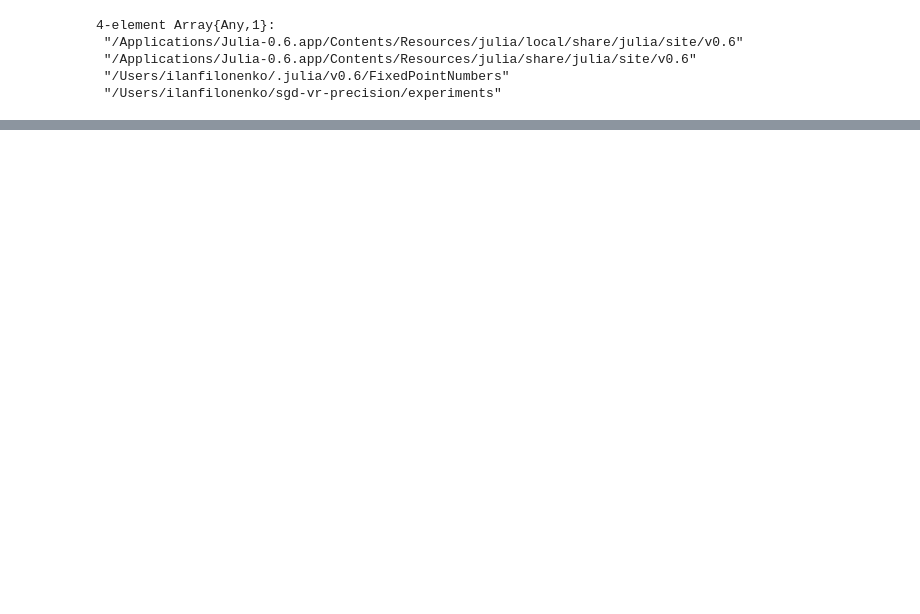
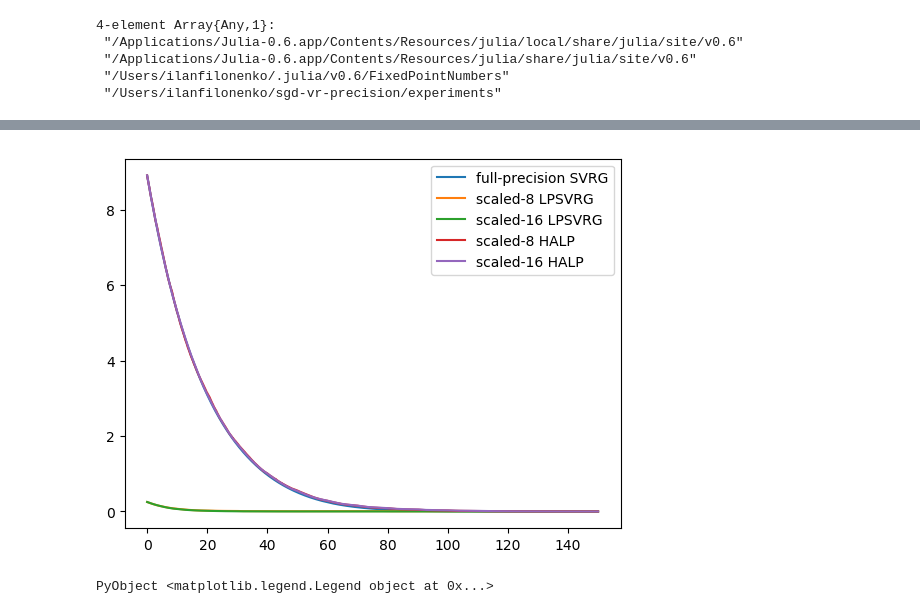
Before and after one commit to ifilonenko/sgd-vr-precision, a Jupyter notebook: experiments/lm-halp.ipynb, the cells around one changed output, grey strips where cells are left out. Saved outputs shown, nothing was run; the diff lists cells and outputs as text; code cells hidden in the pictures; blank space fills up the shorter version.

```diff
--- a/experiments/lm-halp.ipynb
+++ b/experiments/lm-halp.ipynb
@@ -88,2 +179,13 @@ legend()
 PyObject <matplotlib.legend.Legend object at 0x...>
+# %%
+xs = collect(1:length(dto_svrg)) / 1000.0;
+plot(xs,dto_svrg;label="full-precision SVRG")
+plot(xs,dto_lpsvrg8;label="scaled-8 LPSVRG")
+plot(xs,dto_lpsvrg16;label="scaled-16 LPSVRG")
+plot(xs,dto_halp8;label="scaled-8 HALP")
+plot(xs,dto_halp16;label="scaled-16 HALP")
+legend()
+# %% [output]
+[figure, added]
+PyObject <matplotlib.legend.Legend object at 0x...>
 # %%
```
Also changed, not shown: parts of 19 cells of this notebook, 1 other file.
